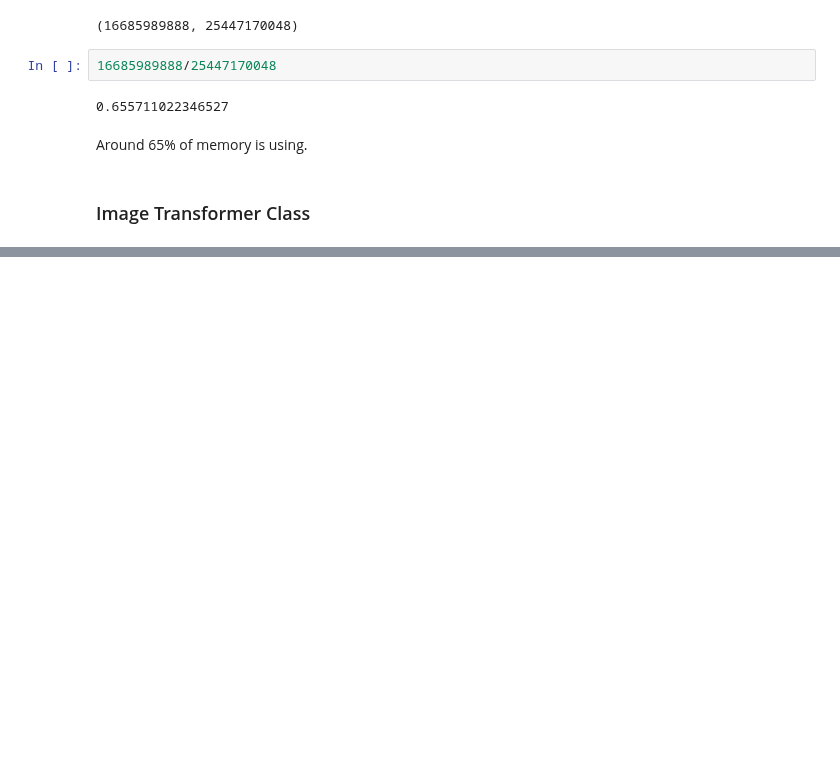
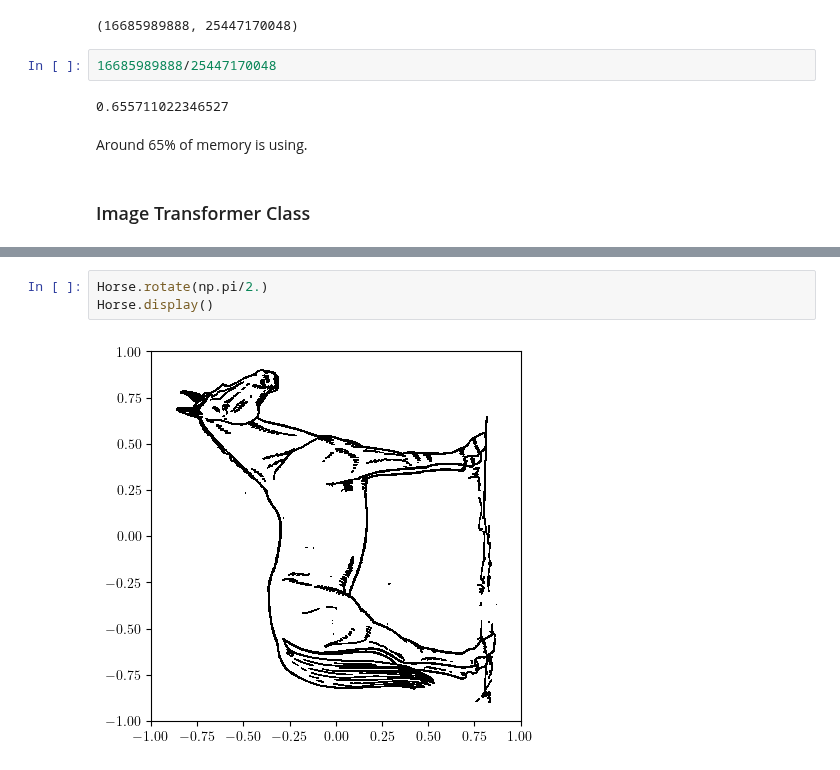
Before and after one commit to oceanumeric/Applied-Mathematics, a Jupyter notebook: volume1/Linear-Transformations.ipynb, the cells around one changed output, grey strips where cells are left out. Drawn from its saved outputs; the diff is of its cells as text; blank space fills up the shorter version.

```diff
--- a/volume1/Linear-Transformations.ipynb
+++ b/volume1/Linear-Transformations.ipynb
@@ -709,0 +747,5 @@ class ImageTransformer:
+# %%
+Horse.rotate(np.pi/2.)
+Horse.display()
+# %% [output]
+[figure, added]
```
Also changed, not shown: parts of 7 cells of this notebook.
